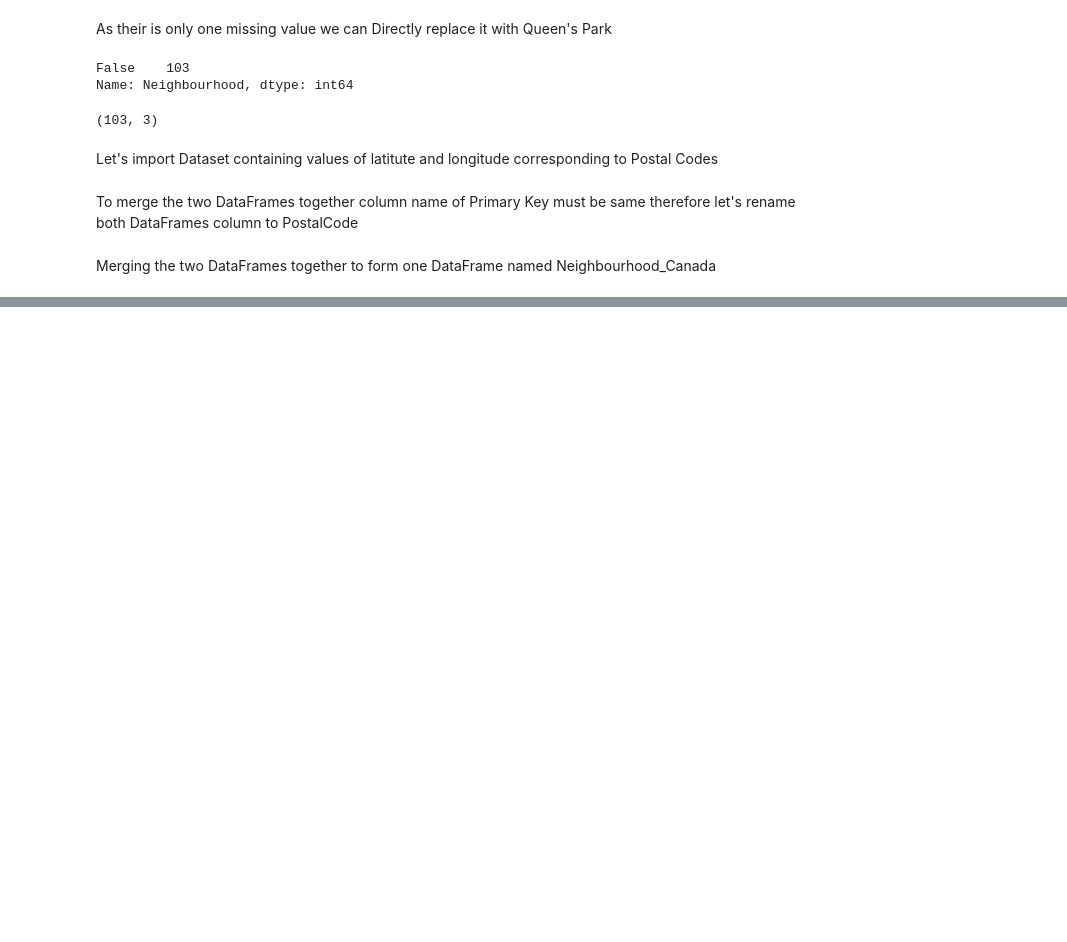
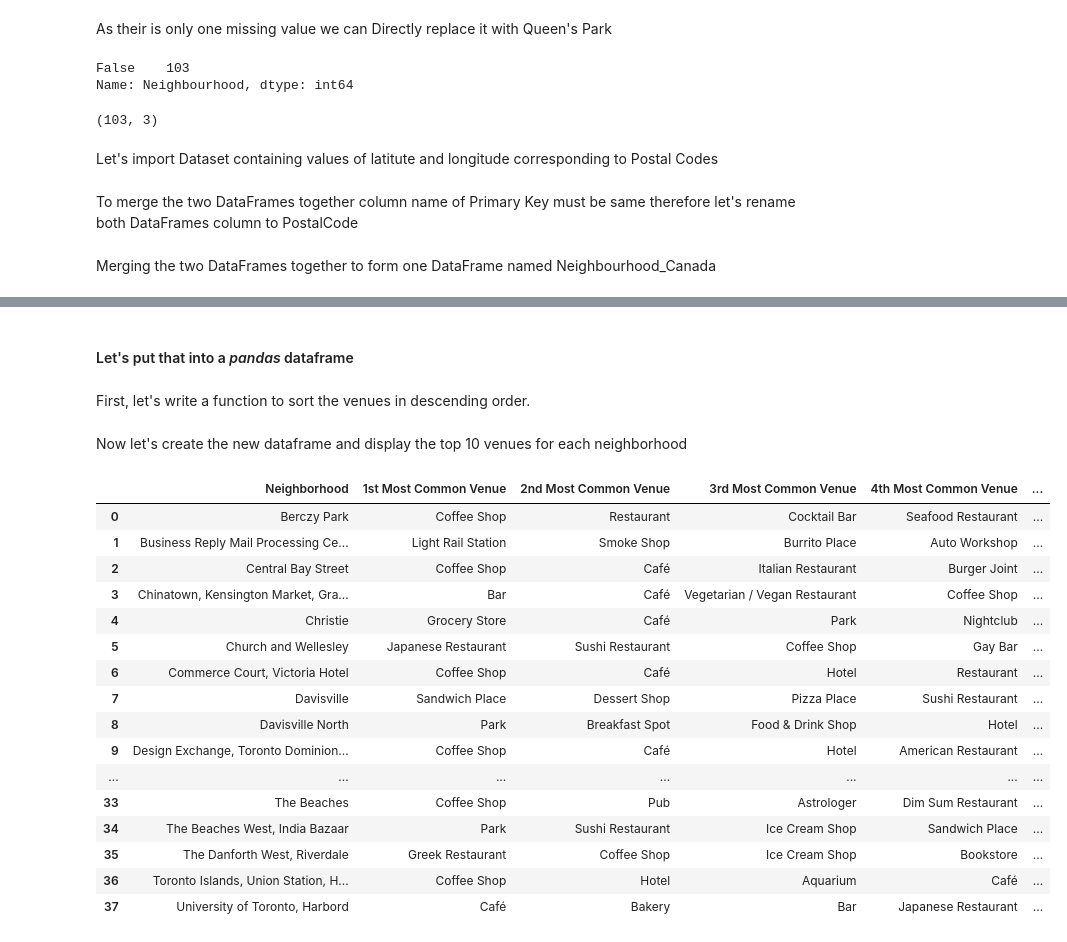
Before and after one commit to AKS97/Coursera_Capstone, a Jupyter notebook: capstone_project.ipynb, the cells around one changed output, grey strips where cells are left out. Saved outputs shown, nothing was run; the diff lists cells and outputs as text; code cells hidden in the pictures; blank space fills up the shorter version.

```diff
--- a/capstone_project.ipynb
+++ b/capstone_project.ipynb
@@ -158,0 +195,3 @@ Neighbourhood_Canada.head()
+# %%
+toronto_data = Neighbourhood_Canada[Neighbourhood_Canada.Borough.str.contains("Toronto")].reset_index(drop=True)
+toronto_data.head()
@@ -158,0 +497,12 @@ Neighbourhood_Canada.head()
+# %%
+num_top_venues = 5
+
+for hood in toronto_grouped['Neighborhood']:
+    print("----"+hood+"----")
+    temp = toronto_grouped[toronto_grouped['Neighborhood'] == hood].T.reset_index()
+    temp.columns = ['venue','freq']
+    temp = temp.iloc[1:]
+    temp['freq'] = temp['freq'].astype(float)
+    temp = temp.round({'freq': 2})
+    print(temp.sort_values('freq', ascending=False).reset_index(drop=True).head(num_top_venues))
+    print('\n')
@@ -158,0 +527,51 @@ Neighbourhood_Canada.head()
+# %% [markdown]
+#### Let's put that into a *pandas* dataframe
+# %% [markdown]
+First, let's write a function to sort the venues in descending order.
+# %%
+def return_most_common_venues(row, num_top_venues):
+    row_categories = row.iloc[1:]
+    row_categories_sorted = row_categories.sort_values(ascending=False)
+
+    return row_categories_sorted.index.values[0:num_top_venues]
+# %% [markdown]
+Now let's create the new dataframe and display the top 10 venues for each neighborhood
+# %%
+num_top_venues = 10
+
+indicators = ['st', 'nd', 'rd']
+
+# create columns according to number of top venues
+columns = ['Neighborhood']
+for ind in np.arange(num_top_venues):
+    try:
+        columns.append('{}{} Most Common Venue'.format(ind+1, indicators[ind]))
+    except:
+        columns.append('{}th Most Common Venue'.format(ind+1))
+
+# create a new dataframe
+neighborhoods_venues_sorted = pd.DataFrame(columns=columns)
+neighborhoods_venues_sorted['Neighborhood'] = toronto_grouped['Neighborhood']
+
+for ind in np.arange(toronto_grouped.shape[0]):
+    neighborhoods_venues_sorted.iloc[ind, 1:] = return_most_common_venues(toronto_grouped.iloc[ind, :], num_top_venues)
+
+neighborhoods_venues_sorted
+# %% [output]
+|  | Neighborhood | 1st Most Common Venue | 2nd Most Common Venue | 3rd Most Common Venue | 4th Most Common Venue | ... |
+| 0 | Berczy Park | Coffee Shop | Restaurant | Cocktail Bar | Seafood Restaurant | ... |
+| 1 | Business Reply Mail Processing Ce... | Light Rail Station | Smoke Shop | Burrito Place | Auto Workshop | ... |
+| 2 | Central Bay Street | Coffee Shop | Café | Italian Restaurant | Burger Joint | ... |
+| 3 | Chinatown, Kensington Market, Gra... | Bar | Café | Vegetarian / Vegan Restaurant | Coffee Shop | ... |
+| 4 | Christie | Grocery Store | Café | Park | Nightclub | ... |
+| 5 | Church and Wellesley | Japanese Restaurant | Sushi Restaurant | Coffee Shop | Gay Bar | ... |
+| 6 | Commerce Court, Victoria Hotel | Coffee Shop | Café | Hotel | Restaurant | ... |
+| 7 | Davisville | Sandwich Place | Dessert Shop | Pizza Place | Sushi Restaurant | ... |
+| 8 | Davisville North | Park | Breakfast Spot | Food & Drink Shop | Hotel | ... |
+| 9 | Design Exchange, Toronto Dominion... | Coffee Shop | Café | Hotel | American Restaurant | ... |
+| ... | ... | ... | ... | ... | ... | ... |
+| 33 | The Beaches | Coffee Shop | Pub | Astrologer | Dim Sum Restaurant | ... |
+| 34 | The Beaches West, India Bazaar | Park | Sushi Restaurant | Ice Cream Shop | Sandwich Place | ... |
+| 35 | The Danforth West, Riverdale | Greek Restaurant | Coffee Shop | Ice Cream Shop | Bookstore | ... |
+| 36 | Toronto Islands, Union Station, H... | Coffee Shop | Hotel | Aquarium | Café | ... |
+| 37 | University of Toronto, Harbord | Café | Bakery | Bar | Japanese Restaurant | ... |
```
Also changed, not shown: parts of 45 cells of this notebook.
